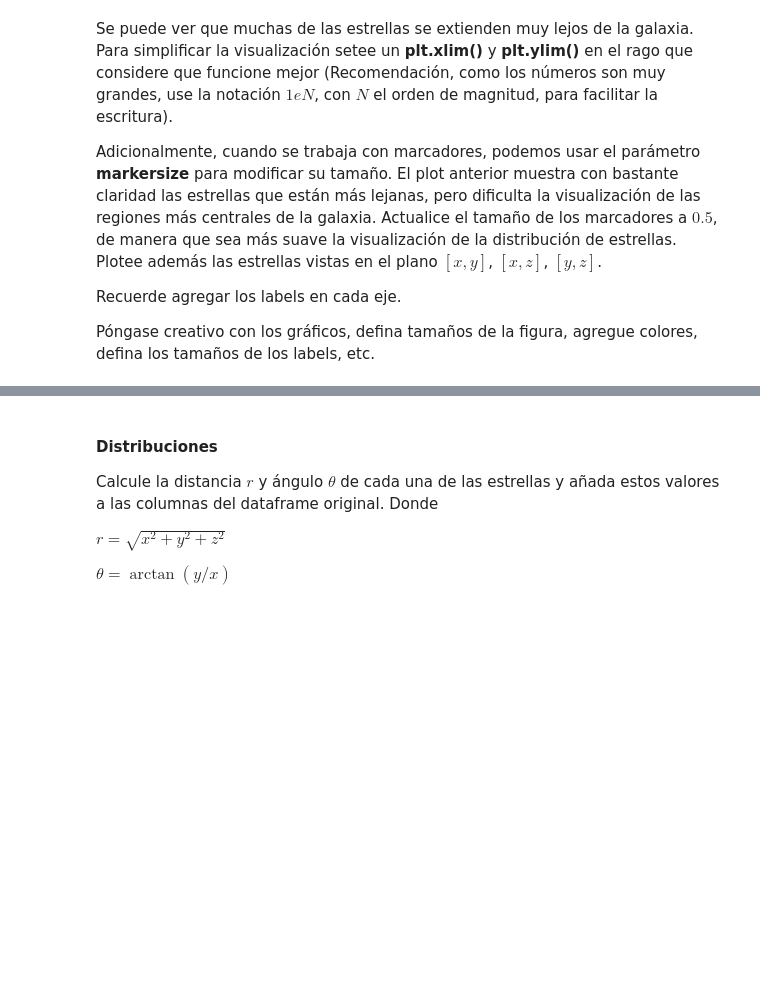
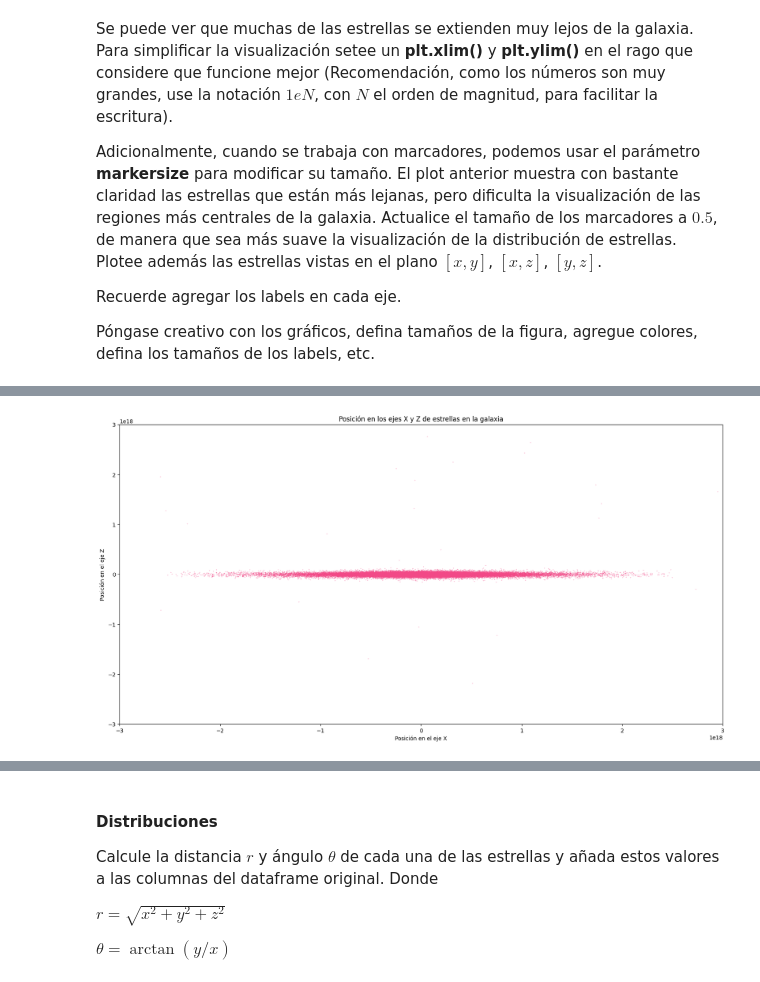
Before and after one commit to CrushinAngel/Tarea-1, a Jupyter notebook: Tarea_1.ipynb, the cells around one changed output, grey strips where cells are left out. Drawn from its saved outputs; the diff is of its cells as text; code cells hidden in the pictures; blank space fills up the shorter version.

```diff
--- a/Tarea_1.ipynb
+++ b/Tarea_1.ipynb
@@ -503,0 +524,15 @@ Póngase creativo con los gráficos, defina tamaños de la figura, agregue color
+# %%
+# Grafique vista en plano [x, z] aquí
+plt.figure(figsize=(20, 10))
+
+plt.plot(x_coord, z_coord, color= '#f24987', marker='.', linestyle='', markersize= '0.5', label= 'Estrellas en plano XY', )
+
+plt.xlim(-3e18, 3e18)
+plt.ylim(-0.3e19, 0.3e19)
+
+plt.xlabel('Posición en el eje X')
+plt.ylabel('Posición en el eje Z')
+plt.title('Posición en los ejes X y Z de estrellas en la galaxia')
+plt.show()
+# %% [output]
+[figure, added]
```
Also changed, not shown: parts of 10 cells of this notebook.
